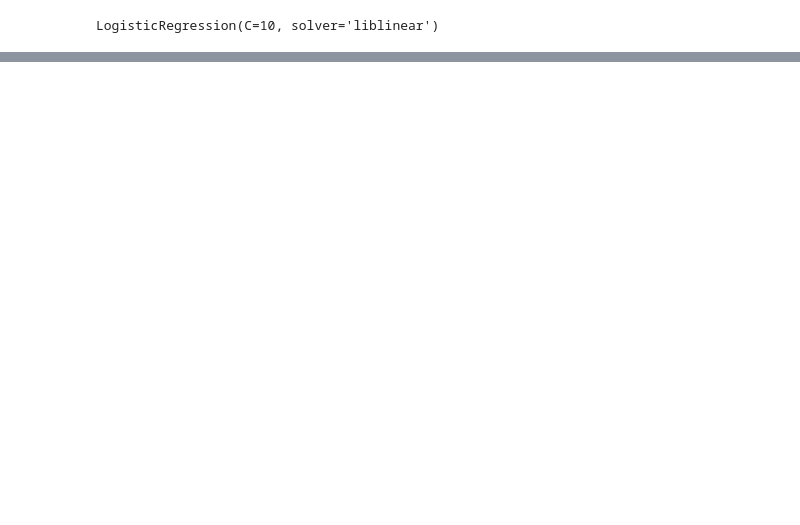
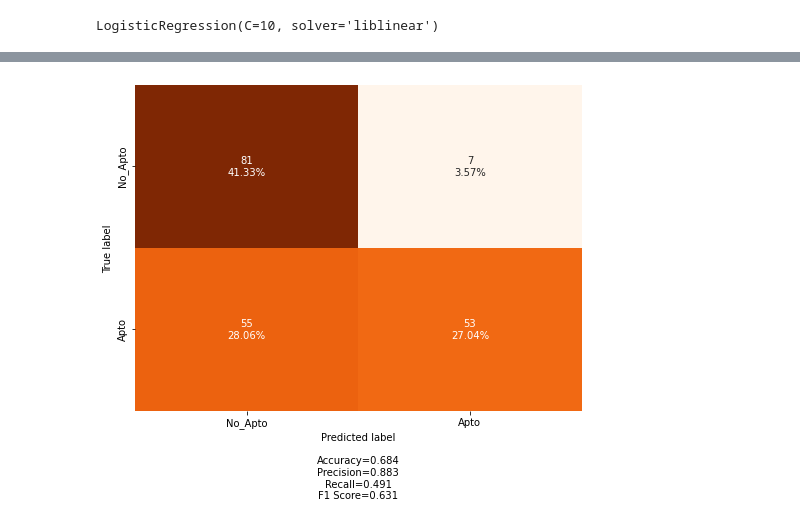
Before and after one commit to GerardoGrana/DHdatascienceG8, a Jupyter notebook: Regresion Logistica.ipynb, the cells around one changed output, grey strips where cells are left out. Drawn from its saved outputs; the diff is of its cells as text; code cells hidden in the pictures; blank space fills up the shorter version.

```diff
--- a/Regresion Logistica.ipynb
+++ b/Regresion Logistica.ipynb
@@ -318,0 +367,4 @@ make_confusion_matrix(cf_matrix_a, categories= [10,20,30] , figsize=(8,6), cbar=
+# %%
+#Cambiamos el umbral a 0.4
+ya_pred_logit = (y_probs_logit_left > 0.25).astype(int)
+cf_matrix_a_logit = confusion_matrix(ya_pred_logit,ya_test)
@@ -318,0 +396,4 @@ make_confusion_matrix(cf_matrix_a, categories= [10,20,30] , figsize=(8,6), cbar=
+# %%
+make_confusion_matrix(cf_matrix_a_logit, categories= ['No_Apto','Apto'] , figsize=(8,6), cbar=False)
+# %% [output]
+[figure, added]
```
Also changed, not shown: parts of 21 cells of this notebook, 9 other files.
